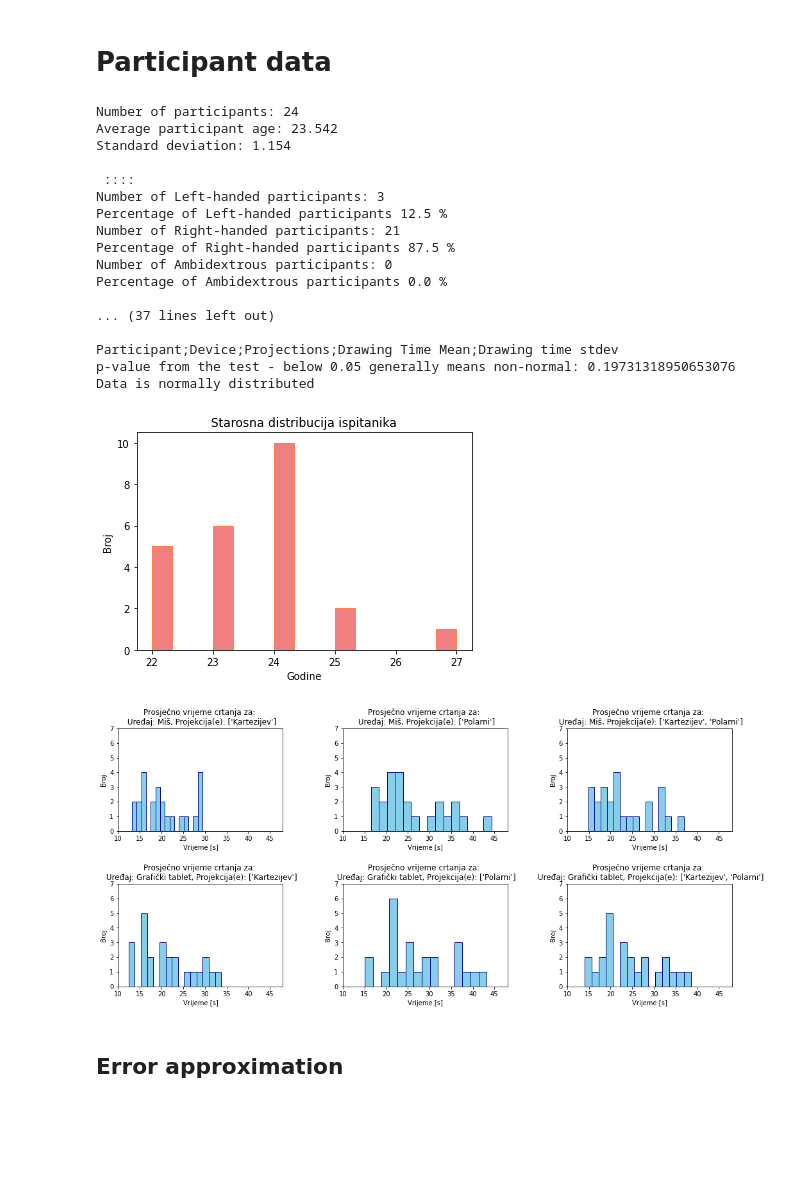
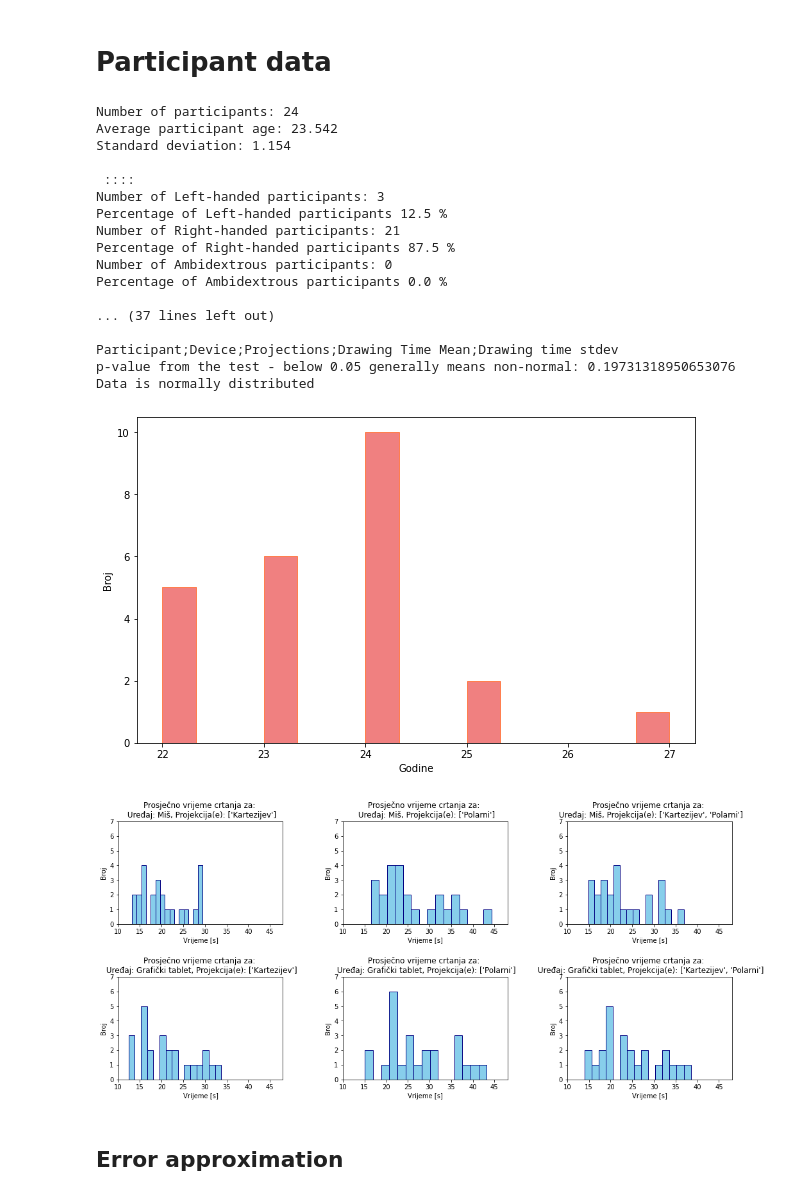
Before and after one commit to ivanazuzic/Efficiency-of-dragging-gestures, a Jupyter notebook: analysis/Analysis - Izborni projekt.ipynb, the cells around one changed output. Cells and saved outputs as stored; diff of their text form; code cells hidden in the pictures; blank space fills up the shorter version.

```diff
--- a/analysis/Analysis - Izborni projekt.ipynb
+++ b/analysis/Analysis - Izborni projekt.ipynb
@@ -24,5 +34,5 @@ from scipy.stats import shapiro as normal_shapiro
 # %%
-iodModelName = 'log(length:alpha+kappa+1)'
+iodModelName = 'length:w'
 # iodModelName = 'kappa'
 # iodModelName = 'length'
 centralTendency = 'mean'
@@ -34,6 +44,8 @@ funcIoDs = {
     'kappa': json.load(open('index_of_difficulty-' + 'kappa' +'.json')),
     #'log(kappa+length)': json.load(open('index_of_difficulty-log(kappa+length).json')),
     'log(length:alpha+kappa+1)': json.load(open('index_of_difficulty-log(length:alpha+kappa+1).json')),
+    'length:w+kappa': json.load(open('index_of_difficulty-length:alpha+kappa.json')),
+    'length:w': json.load(open('index_of_difficulty-length:alpha.json')),
     # 'w': json.load(open('index_of_difficulty-w.json')),
 }
 # %%
@@ -266,7 +261,7 @@ def getAvgForFunc(projection, funcId, device, experimentMode = 0, data=df):
 
     avg = np.mean(drawingTimes) if centralTendency=='mean' else np.median(drawingTimes)
 
-    return avg
+    return avg #* 1000 # transform to milliseconds
 
 def getAvgsByFilter(projections, funcIds, devices, experimentModes, iodName=iodModelName, data=df):
     times = []
@@ -282,11 +277,12 @@ def getAvgsByFilter(projections, funcIds, devices, experimentModes, iodName=iodM
                     # avg = getAllDrawingTimesForFunc(projection, funcId, device, experimentMode, data)
                     # times.extend(avg)
                     # iods.extend([getIodForFunc(projection, experimentMode, funcId)] * len(avg))
-
     return times, iods
 
 MAX_AVG_DRAW_TIME = round(max(getAvgsByFilter(PROJECTIONS, FUNC_IDS, DEVICES, TEST_MODES)[0]))
+MIN_AVG_DRAW_TIME = round(min(getAvgsByFilter(PROJECTIONS, FUNC_IDS, DEVICES, TEST_MODES)[0]))
 MAX_AVG_DRAW_TIME += 0.2 * MAX_AVG_DRAW_TIME
+MIN_AVG_DRAW_TIME -= 0.2 * MIN_AVG_DRAW_TIME
 
 # for mode in TEST_MODES:
 #    print("----------------- MODE:", mode)
@@ -759,7 +826,7 @@ for participant in participants:
     # print(participant, age)
     ages.append(age)
 
-plt.figure()
+plt.figure(figsize=(10,6))
 plt.hist(ages, color="lightcoral", bins=15, edgecolor="coral")
 plt.ylabel("Count")
 plt.xlabel("Age")
@@ -767,7 +834,8 @@ plt.title("Participants' age")
 if useCroatian is True:
     plt.ylabel("Broj")
     plt.xlabel("Godine")
-    plt.title("Starosna distribucija ispitanika")
+    plt.title("")
+    # plt.title("Starosna distribucija ispitanika")
 saveFigure(participantDataFolderPath + "participant_age")
 plt.plot
 print("Average participant age:", round(np.mean(ages), 3))
@@ -833,34 +901,34 @@ for k, device in enumerate(DEVICES):
             ax.set_ylabel("Broj")
             ax.set_xlabel("Vrijeme [s]") #"\nNorm dist p_value=%.5f" % (pValueNormDist))
         ax.set_title(title)
 
         # this lim is hard-coded. if I ever have time, I should make this soft-coded :)
         ax.set_ylim([0, 7])
         ax.set_xlim([10, MAX_AVG_DRAW_TIME])
         print("\n\n")
 
 figure.tight_layout(pad=2)
 saveFigure(participantDataFolderPath + "Average_drawing_times")
 plt.show()
 # %% [output]
 Number of participants: 24
 Average participant age: 23.542
 Standard deviation: 1.154
 
  ::::
 Number of Left-handed participants: 3
 Percentage of Left-handed participants 12.5 %
 Number of Right-handed participants: 21
 Percentage of Right-handed participants 87.5 %
 Number of Ambidextrous participants: 0
 Percentage of Ambidextrous participants 0.0 %
 
 ... (37 lines left out)
 
 Participant;Device;Projections;Drawing Time Mean;Drawing time stdev
 p-value from the test - below 0.05 generally means non-normal: 0.19731318950653076
 Data is normally distributed
-[figure, old version]
+[figure, new version]
 [figure]
 # %% [markdown]
 ## Error approximation
```
Also changed, not shown: parts of 10 cells of this notebook, 9 other files.
